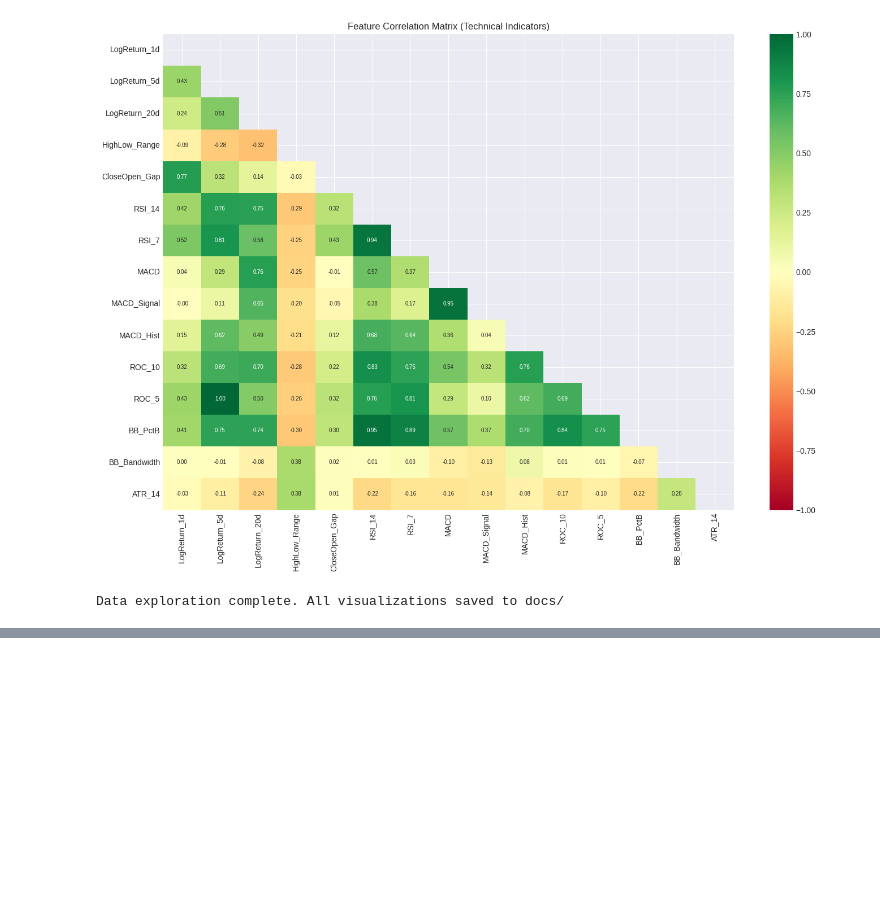
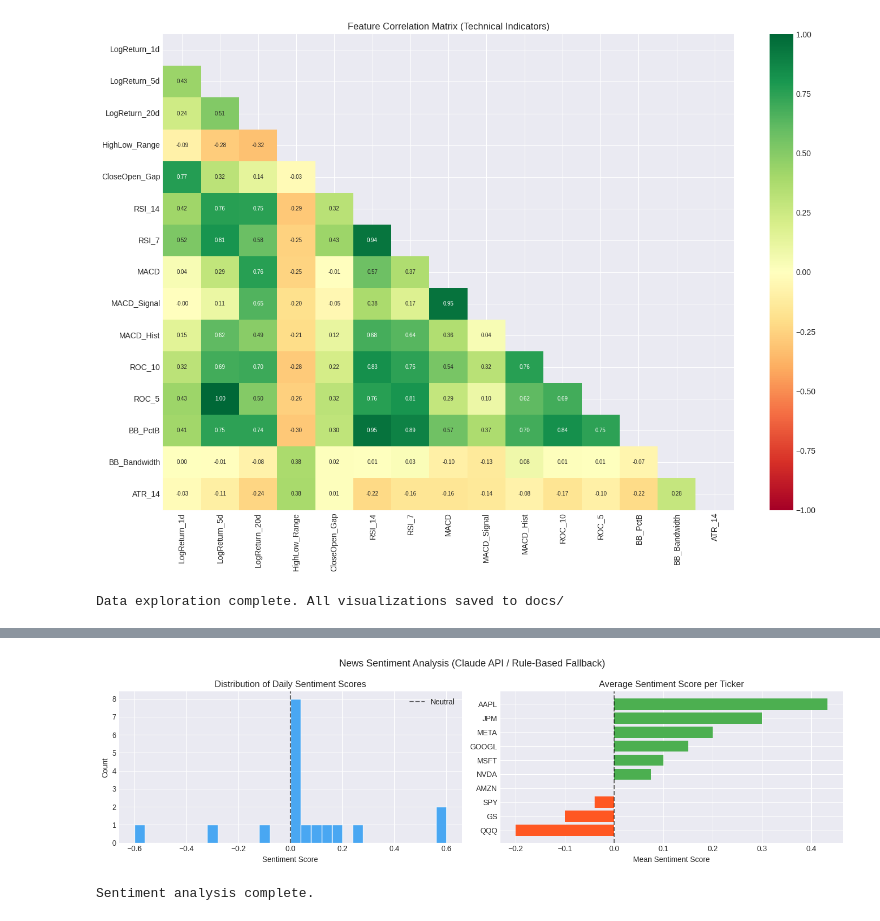
Before and after one commit to augusthao6/stock-predictions, a Jupyter notebook: notebooks/1_data.ipynb, the cells around one changed output, grey strips where cells are left out. Drawn from its saved outputs; the diff is of its cells as text; code cells hidden in the pictures; blank space fills up the shorter version.

Commit message:
added sentiment analysis to notebooks 1 and 2

```diff
--- a/notebooks/1_data.ipynb
+++ b/notebooks/1_data.ipynb
@@ -314,0 +355,11 @@ Data exploration complete. All visualizations saved to docs/
+# %%
+# Score headlines — uses Claude API if ANTHROPIC_API_KEY is set, else rule-based fallback
+analyzer = SentimentAnalyzer()
+print(f"Using Claude API: {not analyzer._use_fallback}")
+
+# Show a sample of scored headlines
+sample = news_df["title"].dropna().head(6).tolist()
+sample_scores = analyzer.score_batch(sample)
+sample_df = pd.DataFrame(sample_scores)[["headline","sentiment","score","confidence"]]
+print("Sample sentiment scores:")
+print(sample_df.to_string(index=False))
@@ -314,0 +377,10 @@ Data exploration complete. All visualizations saved to docs/
+# %%
+# Aggregate to daily per-ticker sentiment scores (confidence-weighted mean)
+daily_sentiment = analyzer.aggregate_daily_sentiment(news_df, TICKERS)
+print(f"Daily sentiment records: {len(daily_sentiment)}")
+print(daily_sentiment.head(10).to_string(index=False))
+
+# Save for use in notebooks 2, 3, 4
+import os; os.makedirs("../data", exist_ok=True)
+daily_sentiment.to_csv("../data/daily_sentiment.csv", index=False)
+print("Saved to ../data/daily_sentiment.csv")
@@ -314,0 +401,27 @@ Data exploration complete. All visualizations saved to docs/
+# %%
+# Visualise sentiment distribution and per-ticker averages
+fig, axes = plt.subplots(1, 2, figsize=(14, 4))
+
+axes[0].hist(daily_sentiment["sentiment_score"].dropna(), bins=30,
+             color="#2196F3", edgecolor="white", alpha=0.8)
+axes[0].axvline(0, color="black", linestyle="--", alpha=0.6, label="Neutral")
+axes[0].set_xlabel("Sentiment Score")
+axes[0].set_ylabel("Count")
+axes[0].set_title("Distribution of Daily Sentiment Scores")
+axes[0].legend()
+
+avg_sent = daily_sentiment.groupby("ticker")["sentiment_score"].mean().sort_values()
+bar_colors = ["#FF5722" if v < 0 else "#4CAF50" for v in avg_sent.values]
+axes[1].barh(avg_sent.index, avg_sent.values, color=bar_colors)
+axes[1].axvline(0, color="black", linestyle="--", alpha=0.6)
+axes[1].set_xlabel("Mean Sentiment Score")
+axes[1].set_title("Average Sentiment Score per Ticker")
+
+plt.suptitle("News Sentiment Analysis (Claude API / Rule-Based Fallback)", fontsize=13)
+plt.tight_layout()
+plt.savefig("../docs/sentiment_analysis.png", dpi=150, bbox_inches="tight")
+plt.show()
+print("Sentiment analysis complete.")
+# %% [output]
+[figure, added]
+Sentiment analysis complete.
```
Also changed, not shown: parts of 17 cells of this notebook, 3 other files.
